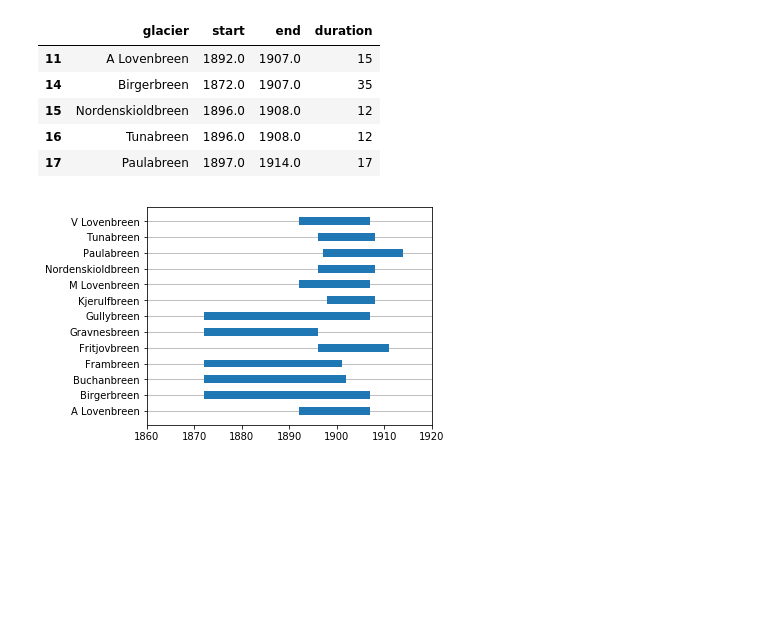
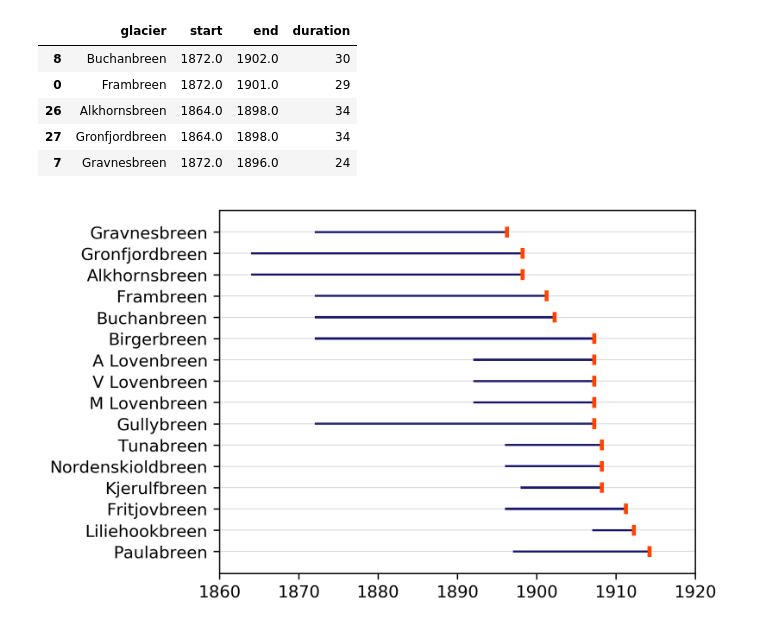
Before and after one commit to erikmannerfelt/Svalbard_LIA, a Jupyter notebook: Retreat_figure.ipynb, the cells around one changed output. Saved outputs shown, nothing was run; the diff lists cells and outputs as text; code cells hidden in the pictures; blank space fills up the shorter version.

Commit message:
Modified figure

```diff
--- a/Retreat_figure.ipynb
+++ b/Retreat_figure.ipynb
@@ -7,20 +7,25 @@ import numpy as np
 
 data = pd.read_csv("input/terminus_retreats.csv").dropna()
 data["duration"] = (data["end"] - data["start"]).astype(int)
+
+data.sort_values("end", inplace=True, ascending=False)
 data.tail()
 # %% [output]
 |  | glacier | start | end | duration |
-| 11 | A Lovenbreen | 1892.0 | 1907.0 | 15 |
-| 14 | Birgerbreen | 1872.0 | 1907.0 | 35 |
-| 15 | Nordenskioldbreen | 1896.0 | 1908.0 | 12 |
-| 16 | Tunabreen | 1896.0 | 1908.0 | 12 |
-| 17 | Paulabreen | 1897.0 | 1914.0 | 17 |
+| 8 | Buchanbreen | 1872.0 | 1902.0 | 30 |
+| 0 | Frambreen | 1872.0 | 1901.0 | 29 |
+| 26 | Alkhornsbreen | 1864.0 | 1898.0 | 34 |
+| 27 | Gronfjordbreen | 1864.0 | 1898.0 | 34 |
+| 7 | Gravnesbreen | 1872.0 | 1896.0 | 24 |
 # %%
-plt.barh(y=data.glacier, height=0.5, left=data["start"], width=data["duration"], zorder=2)
+plt.figure(dpi=300)
+plt.barh(y=data.glacier, height=0.1, left=data["start"], width=data["duration"], zorder=2, color="midnightblue")
+plt.barh(y=data.glacier, height=0.5, left=data["end"], width=0.5, zorder=3, color="orangered")
 
 plt.xlim((1860, 1920))
-plt.grid(axis="y", zorder=1)
+plt.grid(axis="y", zorder=1, alpha=0.5, lw=0.5)
 plt.subplots_adjust(left=0.24)
-plt.savefig("temp", dpi=300)
+
+plt.savefig("MinimumAges_181122.jpg")
 # %% [output]
-[figure, old version]
+[figure, new version]
```
Also changed, not shown: 2 other files.
